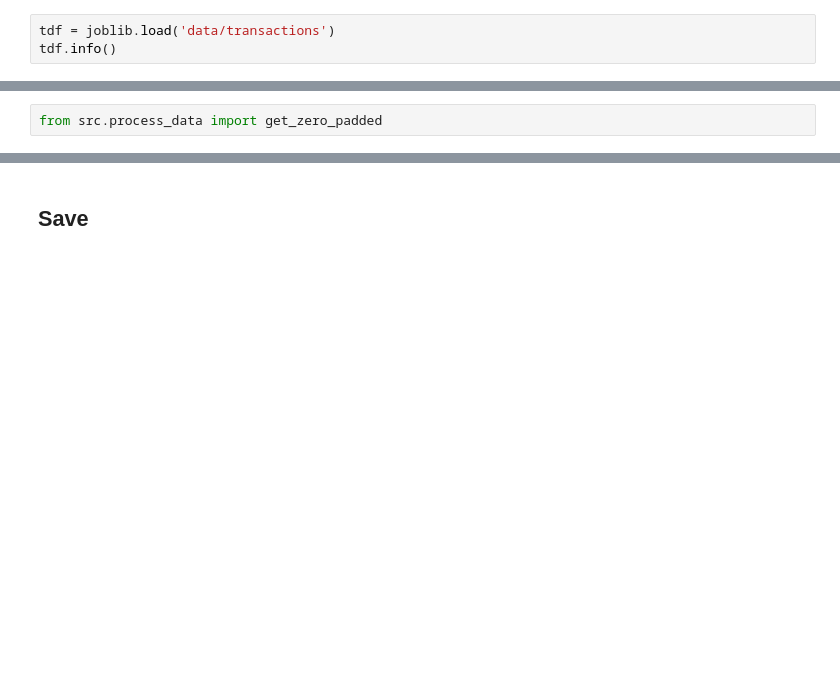
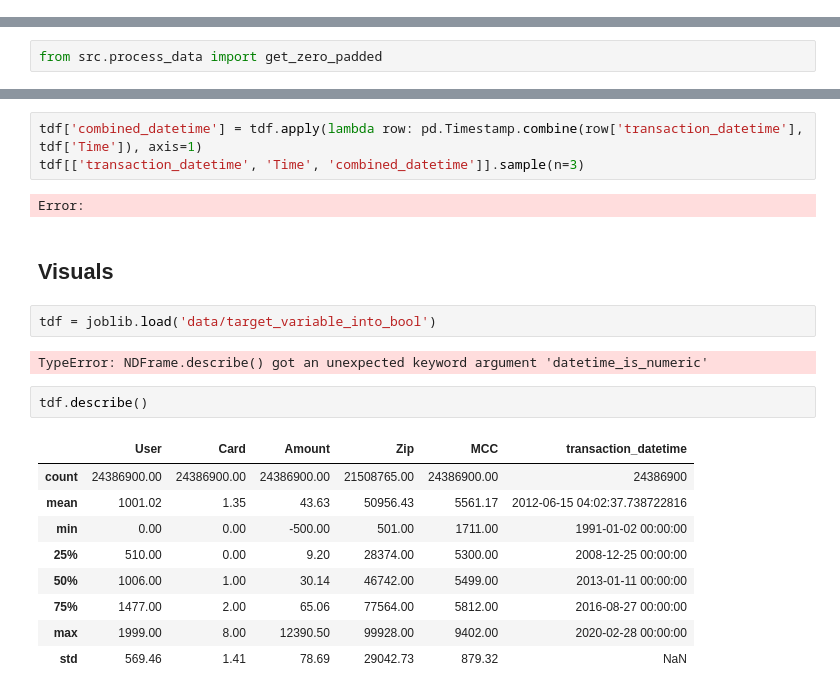
Before and after one commit to Yichen-Z/ece5831-2023-ccf, a Jupyter notebook: explore_transactions.ipynb, the cells around one changed output, grey strips where cells are left out. Drawn from its saved outputs; the diff is of its cells as text; blank space fills up the shorter version.

```diff
--- a/explore_transactions.ipynb
+++ b/explore_transactions.ipynb
@@ -10,6 +11,3 @@ pd.set_option('display.float_format', lambda x: f"{x:.2f}")
 # %%
 import matplotlib.pyplot as plt
 import seaborn as sns
-# %%
-tdf = joblib.load('data/transactions')
-tdf.info()
@@ -278,2 +335,23 @@ tdf.head(2)
+# %%
+tdf['combined_datetime'] = tdf.apply(lambda row: pd.Timestamp.combine(row['transaction_datetime'], tdf['Time']), axis=1)
+tdf[['transaction_datetime', 'Time', 'combined_datetime']].sample(n=3)
+# %% [output]
+Error:
 # %% [markdown]
-## Save
+## Visuals
+# %%
+tdf = joblib.load('data/target_variable_into_bool')
+# %% [output]
+TypeError: NDFrame.describe() got an unexpected keyword argument 'datetime_is_numeric'
+# %%
+tdf.describe()
+# %% [output]
+|  | User | Card | Amount | Zip | MCC | transaction_datetime |
+| count | 24386900.00 | 24386900.00 | 24386900.00 | 21508765.00 | 24386900.00 | 24386900 |
+| mean | 1001.02 | 1.35 | 43.63 | 50956.43 | 5561.17 | 2012-06-15 04:02:37.738722816 |
+| min | 0.00 | 0.00 | -500.00 | 501.00 | 1711.00 | 1991-01-02 00:00:00 |
+| 25% | 510.00 | 0.00 | 9.20 | 28374.00 | 5300.00 | 2008-12-25 00:00:00 |
+| 50% | 1006.00 | 1.00 | 30.14 | 46742.00 | 5499.00 | 2013-01-11 00:00:00 |
+| 75% | 1477.00 | 2.00 | 65.06 | 77564.00 | 5812.00 | 2016-08-27 00:00:00 |
+| max | 1999.00 | 8.00 | 12390.50 | 99928.00 | 9402.00 | 2020-02-28 00:00:00 |
+| std | 569.46 | 1.41 | 78.69 | 29042.73 | 879.32 | NaN |
```
Also changed, not shown: parts of 37 cells of this notebook, 1 other file.
